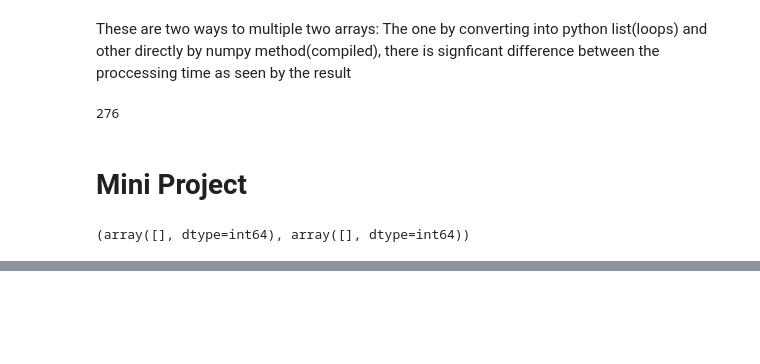
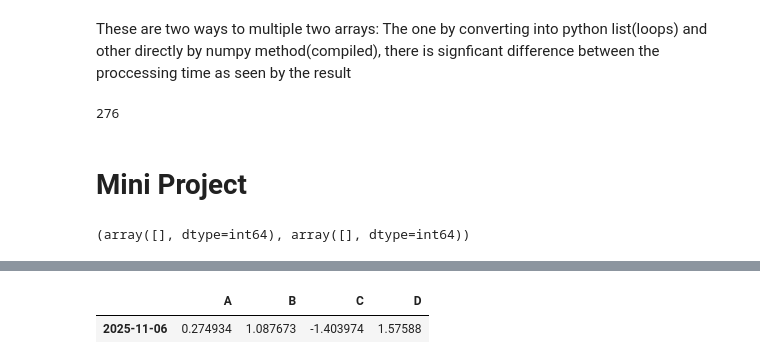
Before and after one commit to Karan-veer-009/40-day-ml-bootcamp, a Jupyter notebook: DAY01_numpy.ipynb, the cells around one changed output, grey strips where cells are left out. Saved outputs shown, nothing was run; the diff lists cells and outputs as text; code cells hidden in the pictures; blank space fills up the shorter version.

```diff
--- a/DAY01_numpy.ipynb
+++ b/DAY01_numpy.ipynb
@@ -230,0 +261,9 @@ s=pd.Series([1,2,3])
+# %%
+#Selection
+df['A']
+df[1:3]
+df.loc[:,['A','B']]
+#df.loc[rows,columns]
+# %% [output]
+|  | A | B | C | D |
+| 2025-11-06 | 0.274934 | 1.087673 | -1.403974 | 1.57588 |
```
Also changed, not shown: parts of 6 cells of this notebook.
